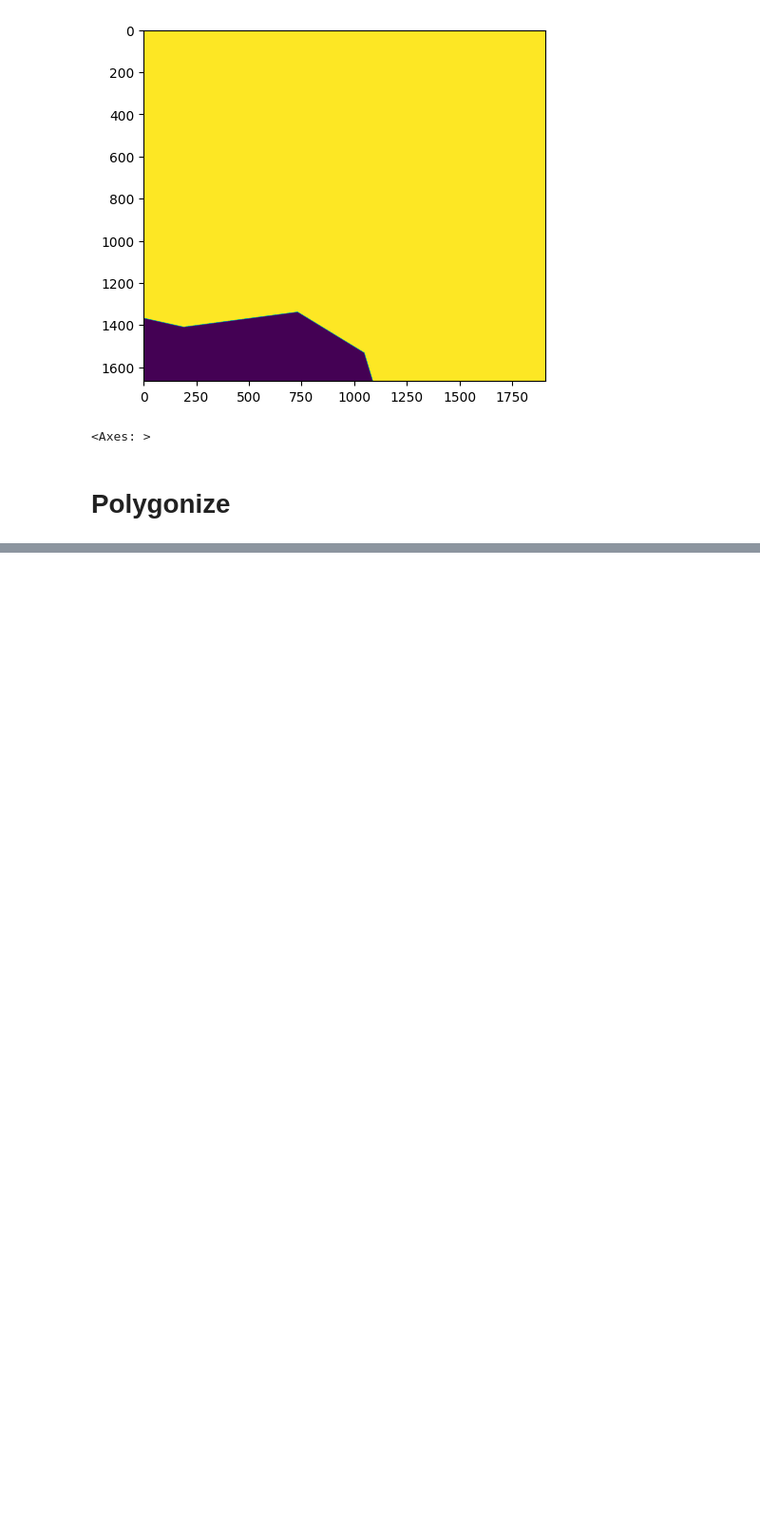
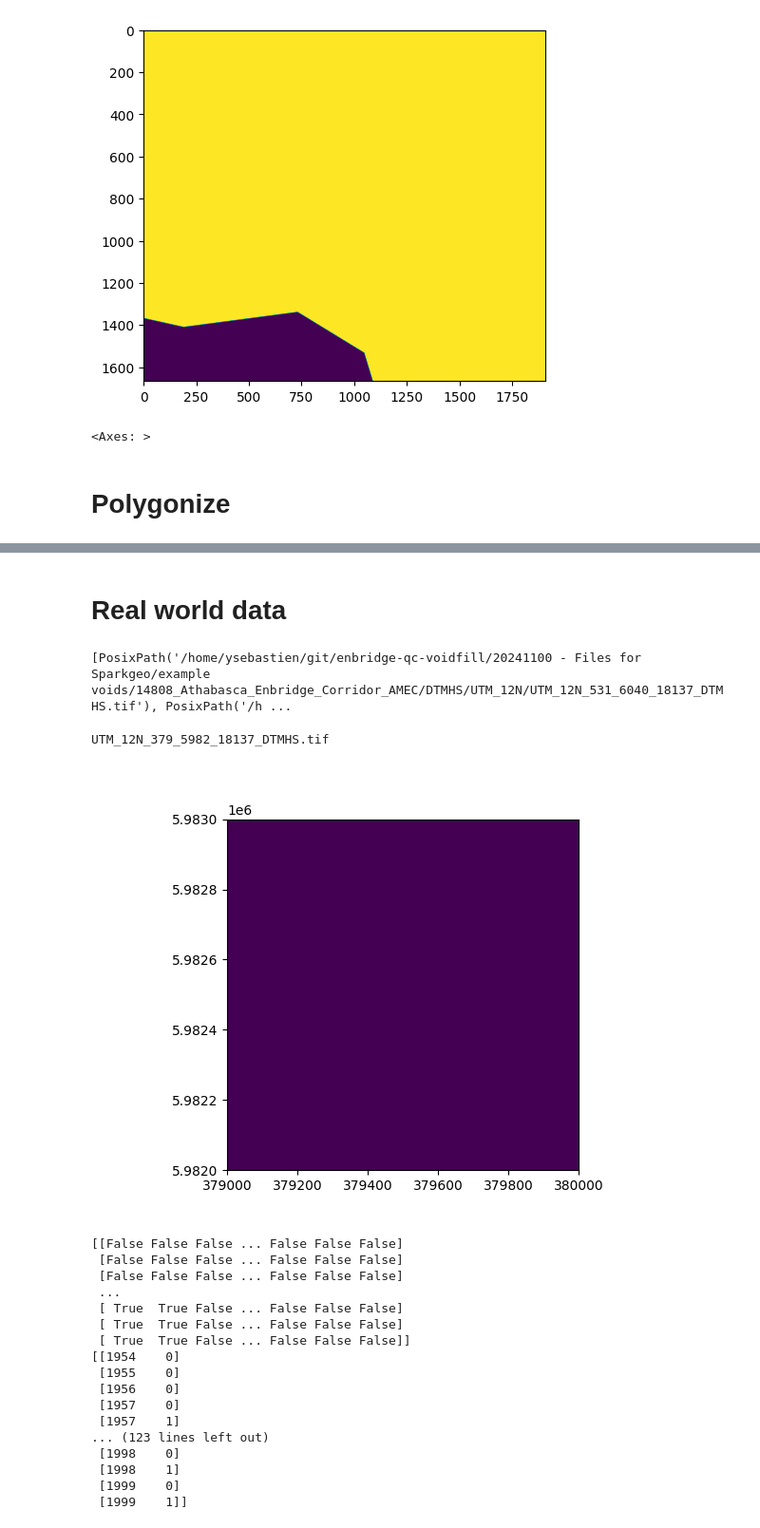
Before and after one commit to underchemist/raster-detect-voids, a Jupyter notebook: scratch.ipynb, the cells around one changed output, grey strips where cells are left out. Shown: that part at 95% size. Saved outputs shown, nothing was run; the diff lists cells and outputs as text; code cells hidden in the pictures; blank space fills up the shorter version.

```diff
--- a/scratch.ipynb
+++ b/scratch.ipynb
@@ -119,0 +126,9 @@ def has_voids_mask(raster_filename: str, boundary_vector_filename: str) -> bool:
+# %%
+def has_voids_geometry_mask(raster_filename: str, boundary_vector_filename: str, verbose: bool = False) -> bool:
+    with rasterio.open(raster_filename) as src:
+        boundary = gpd.read_file(boundary_vector_filename).to_crs(src.crs)
+        boundary_arr = rasterio.features.geometry_mask(boundary.geometry, transform=src.transform, out_shape=src.shape, invert=False)
+        if verbose:
+            show(~(src.read_masks(1).astype('bool') ^ boundary_arr), transform=src.transform)
+
+        return (~(src.read_masks(1).astype('bool') ^ boundary_arr))
@@ -127,0 +172,10 @@ def has_voids_mask(raster_filename: str, boundary_vector_filename: str) -> bool:
+# %% [markdown]
+# Real world data
+# %%
+data_dir = Path("/home/ysebastien/git/enbridge-qc-voidfill/20241100 - Files for Sparkgeo/example voids/14808_Athabasca_Enbridge_Corridor_AMEC/DTMHS")
+boundary_filename = Path("/home/ysebastien/git/enbridge-qc-voidfill/20241100 - Files for Sparkgeo/example voids/14808_Athabasca_Enbridge_Corridor_AMEC/TILES/UTM_12N/14808_FullCorridor_b30m_z12.geojson")
+rasters = list(data_dir.rglob("*.tif"))
+# %%
+print(rasters)
+# %% [output]
+[PosixPath('/home/ysebastien/git/enbridge-qc-voidfill/20241100 - Files for Sparkgeo/example voids/14808_Athabasca_Enbridge_Corridor_AMEC/DTMHS/UTM_12N/UTM_12N_531_6040_18137_DTMHS.tif'), PosixPath('/h ...
@@ -127,0 +184,27 @@ def has_voids_mask(raster_filename: str, boundary_vector_filename: str) -> bool:
+# %%
+# %%timeit
+for path in rasters:
+    if "379_5982" in path.name:
+        print(path.name)
+        arr = has_voids_geometry_mask(path, boundary_filename, verbose=True)
+        show(arr)
+# %% [output]
+UTM_12N_379_5982_18137_DTMHS.tif
+[figure, added]
+[[False False False ... False False False]
+ [False False False ... False False False]
+ [False False False ... False False False]
+ ...
+ [ True  True False ... False False False]
+ [ True  True False ... False False False]
+ [ True  True False ... False False False]]
+[[1954    0]
+ [1955    0]
+ [1956    0]
+ [1957    0]
+ [1957    1]
+... (123 lines left out)
+ [1998    0]
+ [1998    1]
+ [1999    0]
+ [1999    1]]
```
Also changed, not shown: parts of 11 cells of this notebook, 6 other files.
